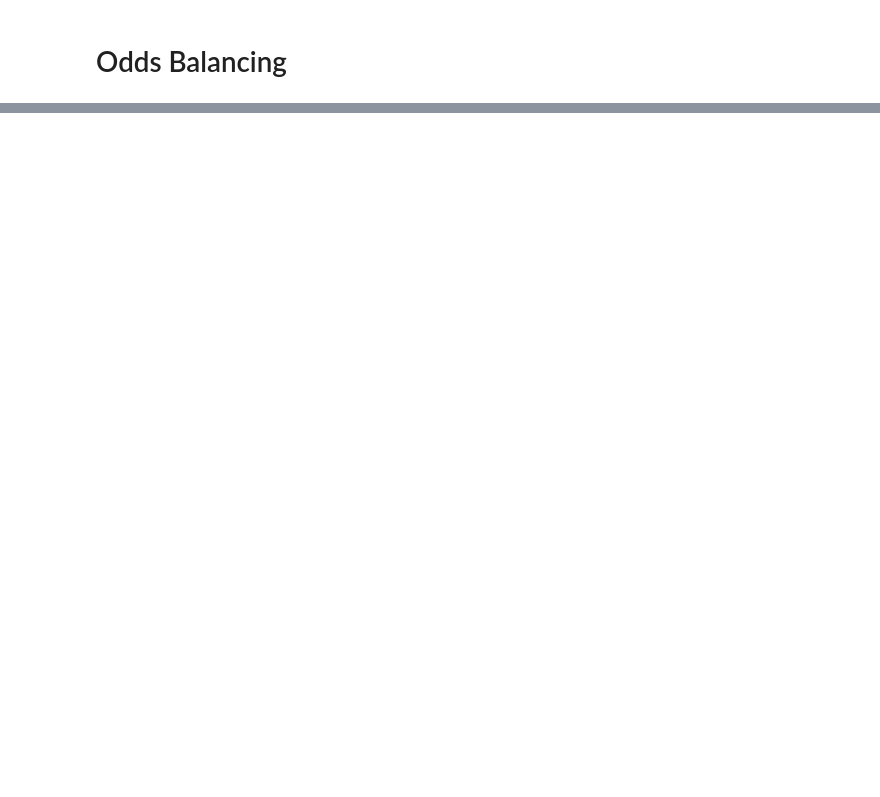
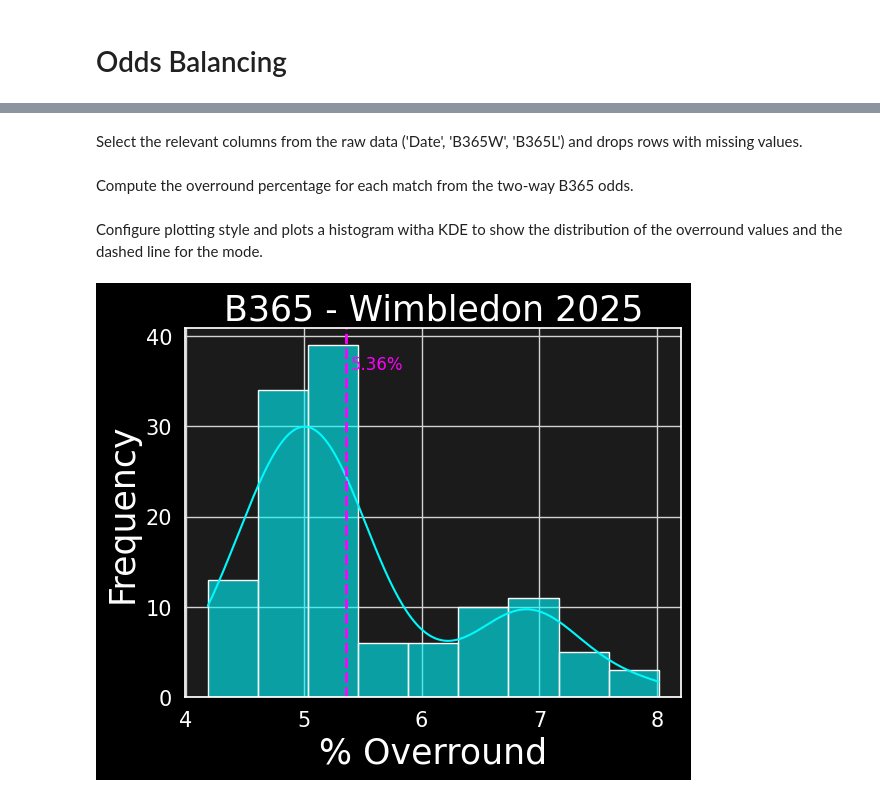
Before and after one commit to SYGACT/spbm-p1-overrounding, a Jupyter notebook: spbm-p1-overrounding_python.ipynb, the cells around one changed output, grey strips where cells are left out. Cells and saved outputs as stored; diff of their text form; code cells hidden in the pictures; blank space fills up the shorter version.

```diff
--- a/spbm-p1-overrounding_python.ipynb
+++ b/spbm-p1-overrounding_python.ipynb
@@ -90,0 +140,4 @@ df_wimbledon = pd.read_csv('wimbledon.csv')df_wimbledon.head()
+# %%
+url = 'https://raw.githubusercontent.com/SYGACT/spbm-p1-overrounding/refs/heads/main/wimbledon.csv'
+raw_data = pd.read_csv(url)
+print(raw_data.head())
@@ -90,0 +162,48 @@ df_wimbledon = pd.read_csv('wimbledon.csv')df_wimbledon.head()
+# %% [markdown]
+Select the relevant columns from the raw data ('Date', 'B365W', 'B365L') and drops rows with missing values.
+# %%
+odds_data = raw_data[['Date','B365W', 'B365L']].dropna()
+# %% [markdown]
+Compute the overround percentage for each match from the two-way B365 odds.
+# %%
+odds_data['ovr'] = (((1/odds_data['B365W'])+(1/odds_data['B365L'])) - 1)*100
+# %% [markdown]
+Configure plotting style and plots a histogram witha KDE to show the distribution of the overround values and the dashed line for the mode.
+# %%
+sns.set_theme(style="darkgrid", rc={"axes.labelcolor": "white",
+                                    "text.color": "white",
+                                    "xtick.color": "white",
+                                    "ytick.color": "white",
+                                    "axes.facecolor": "#1B1B1B",
+                                    "figure.facecolor": "black",
+                                    "grid.color": "lightgrey",
+                                    "xtick.labelsize": 15,
+                                    "ytick.labelsize": 15,
+                                    "legend.fontsize": 15 })
+
+# Create a histogram with a KDE
+sns.histplot(odds_data['ovr'], color='#00F9FD', alpha=0.6, kde=True)
+
+# Add a vertical dashed line for the mode and annotate it with the value and a '%' sign
+mode_vals = odds_data['ovr'].mode()
+# Use the first mode if multiple exist, fall back to mean if mode is empty
+if len(mode_vals) > 0:
+    mode_ovr = mode_vals.iloc[0]
+else:
+    mode_ovr = odds_data['ovr'].mean()
+plt.axvline(mode_ovr, color='magenta', linestyle='--', linewidth=2)
+# Compute a small horizontal offset relative to x-range so the text doesn't overlap the line
+x_min, x_max = plt.xlim()
+x_offset = (x_max - x_min) * 0.01
+y_min, y_max = plt.ylim()
+plt.text(mode_ovr + x_offset, y_max * 0.9, f"{mode_ovr:.2f}%", color='magenta', fontsize=12, va='center')
+
+# Set the title and labels of the plot
+plt.title('B365 - Wimbledon 2025', fontsize=25)
+plt.xlabel('% Overround', fontsize=25)
+plt.ylabel('Frequency', fontsize=25)
+
+# Show the plot
+plt.show()
+# %% [output]
+[figure, added]
```
Also changed, not shown: parts of 15 cells of this notebook.
